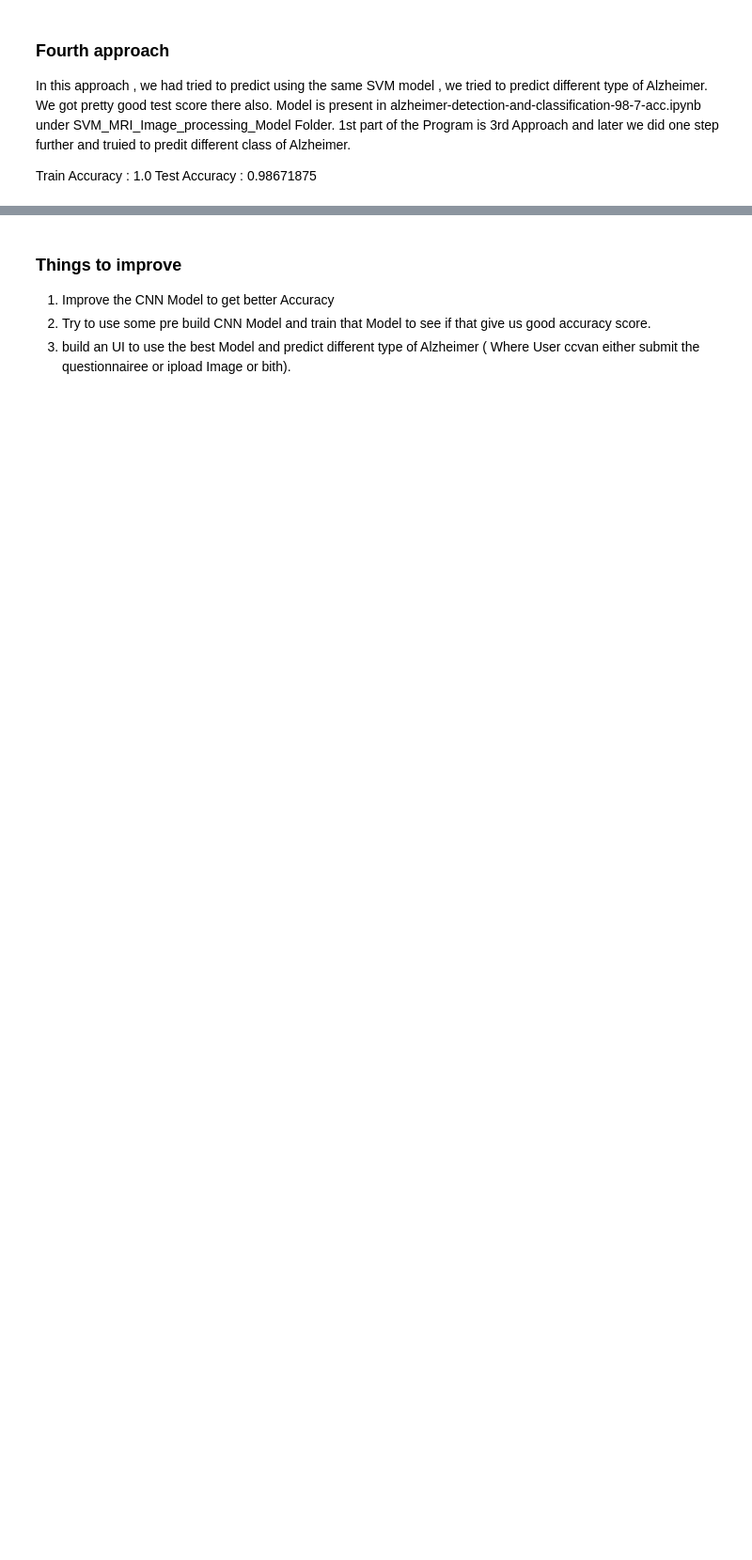
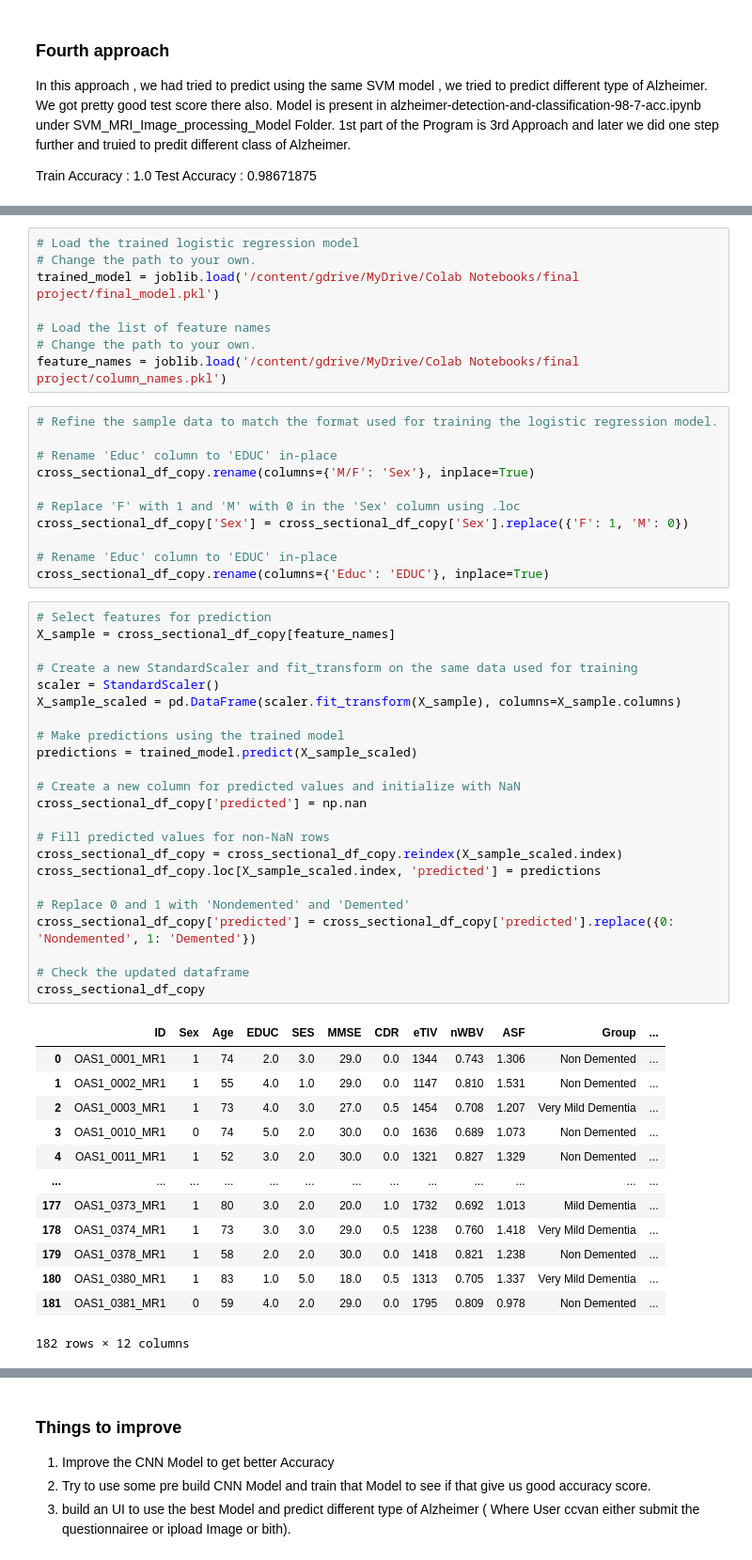
Before and after one commit to majirajib4747/Project4_Team2, a Jupyter notebook: Project4_Presentation.ipynb, the cells around one changed output, grey strips where cells are left out. Shown at 94% size. Drawn from its saved outputs; the diff is of its cells as text; blank space fills up the shorter version.

```diff
--- a/Project4_Presentation.ipynb
+++ b/Project4_Presentation.ipynb
@@ -96,0 +285,56 @@ Test Accuracy :  0.98671875
+# %%
+# Load the trained logistic regression model
+# Change the path to your own.
+trained_model = joblib.load('/content/gdrive/MyDrive/Colab Notebooks/final project/final_model.pkl')
+
+# Load the list of feature names
+# Change the path to your own.
+feature_names = joblib.load('/content/gdrive/MyDrive/Colab Notebooks/final project/column_names.pkl')
+# %%
+# Refine the sample data to match the format used for training the logistic regression model.
+
+# Rename 'Educ' column to 'EDUC' in-place
+cross_sectional_df_copy.rename(columns={'M/F': 'Sex'}, inplace=True)
+
+# Replace 'F' with 1 and 'M' with 0 in the 'Sex' column using .loc
+cross_sectional_df_copy['Sex'] = cross_sectional_df_copy['Sex'].replace({'F': 1, 'M': 0})
+
+# Rename 'Educ' column to 'EDUC' in-place
+cross_sectional_df_copy.rename(columns={'Educ': 'EDUC'}, inplace=True)
+# %%
+# Select features for prediction
+X_sample = cross_sectional_df_copy[feature_names]
+
+# Create a new StandardScaler and fit_transform on the same data used for training
+scaler = StandardScaler()
+X_sample_scaled = pd.DataFrame(scaler.fit_transform(X_sample), columns=X_sample.columns)
+
+# Make predictions using the trained model
+predictions = trained_model.predict(X_sample_scaled)
+
+# Create a new column for predicted values and initialize with NaN
+cross_sectional_df_copy['predicted'] = np.nan
+
+# Fill predicted values for non-NaN rows
+cross_sectional_df_copy = cross_sectional_df_copy.reindex(X_sample_scaled.index)
+cross_sectional_df_copy.loc[X_sample_scaled.index, 'predicted'] = predictions
+
+# Replace 0 and 1 with 'Nondemented' and 'Demented'
+cross_sectional_df_copy['predicted'] = cross_sectional_df_copy['predicted'].replace({0: 'Nondemented', 1: 'Demented'})
+
+# Check the updated dataframe
+cross_sectional_df_copy
+# %% [output]
+|  | ID | Sex | Age | EDUC | SES | MMSE | CDR | eTIV | nWBV | ASF | Group | ... |
+| 0 | OAS1_0001_MR1 | 1 | 74 | 2.0 | 3.0 | 29.0 | 0.0 | 1344 | 0.743 | 1.306 | Non Demented | ... |
+| 1 | OAS1_0002_MR1 | 1 | 55 | 4.0 | 1.0 | 29.0 | 0.0 | 1147 | 0.810 | 1.531 | Non Demented | ... |
+| 2 | OAS1_0003_MR1 | 1 | 73 | 4.0 | 3.0 | 27.0 | 0.5 | 1454 | 0.708 | 1.207 | Very Mild Dementia | ... |
+| 3 | OAS1_0010_MR1 | 0 | 74 | 5.0 | 2.0 | 30.0 | 0.0 | 1636 | 0.689 | 1.073 | Non Demented | ... |
+| 4 | OAS1_0011_MR1 | 1 | 52 | 3.0 | 2.0 | 30.0 | 0.0 | 1321 | 0.827 | 1.329 | Non Demented | ... |
+| ... | ... | ... | ... | ... | ... | ... | ... | ... | ... | ... | ... | ... |
+| 177 | OAS1_0373_MR1 | 1 | 80 | 3.0 | 2.0 | 20.0 | 1.0 | 1732 | 0.692 | 1.013 | Mild Dementia | ... |
+| 178 | OAS1_0374_MR1 | 1 | 73 | 3.0 | 3.0 | 29.0 | 0.5 | 1238 | 0.760 | 1.418 | Very Mild Dementia | ... |
+| 179 | OAS1_0378_MR1 | 1 | 58 | 2.0 | 2.0 | 30.0 | 0.0 | 1418 | 0.821 | 1.238 | Non Demented | ... |
+| 180 | OAS1_0380_MR1 | 1 | 83 | 1.0 | 5.0 | 18.0 | 0.5 | 1313 | 0.705 | 1.337 | Very Mild Dementia | ... |
+| 181 | OAS1_0381_MR1 | 0 | 59 | 4.0 | 2.0 | 29.0 | 0.0 | 1795 | 0.809 | 0.978 | Non Demented | ... |
+182 rows × 12 columns
```
Also changed, not shown: parts of 27 cells of this notebook.
